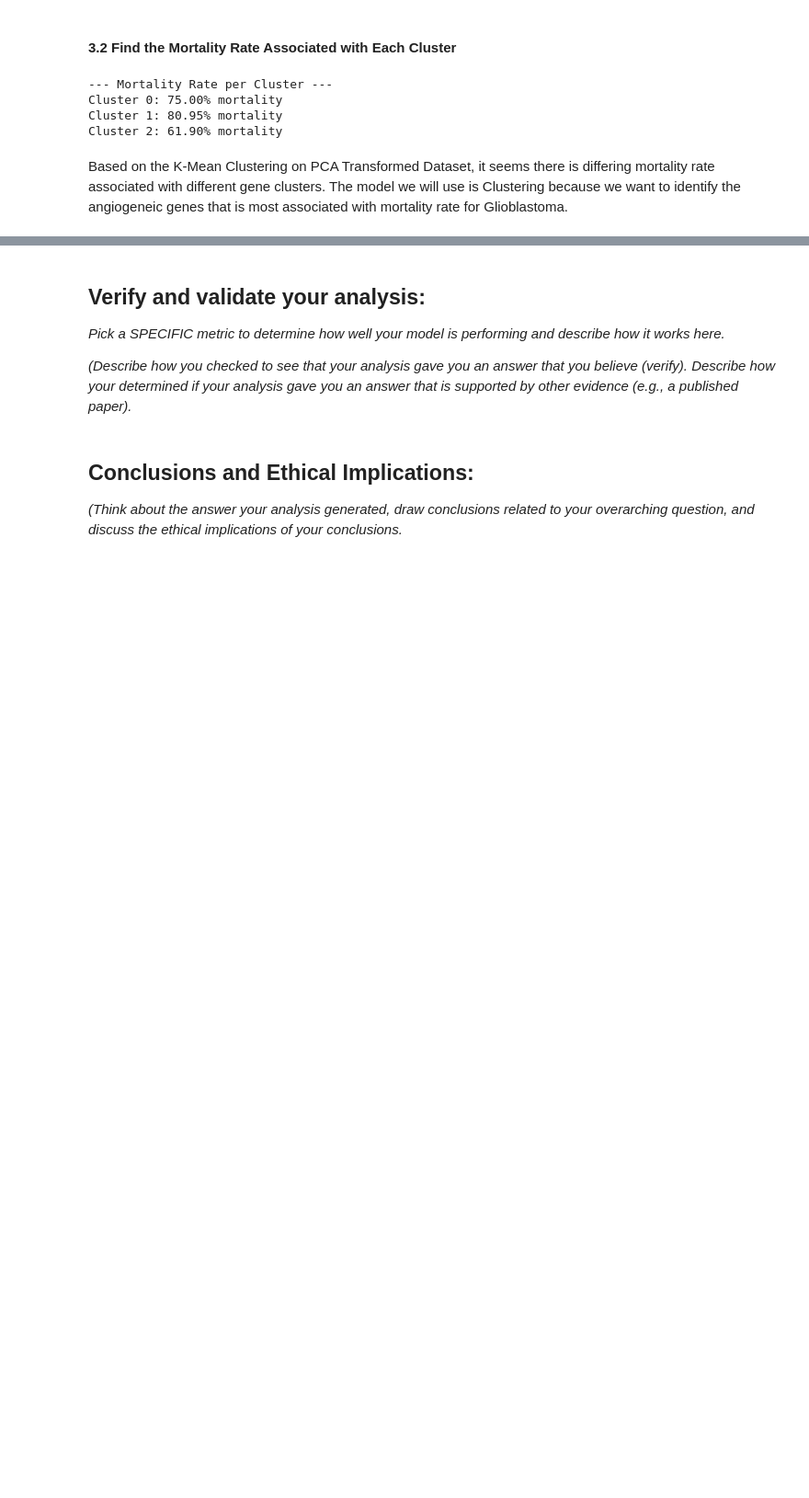
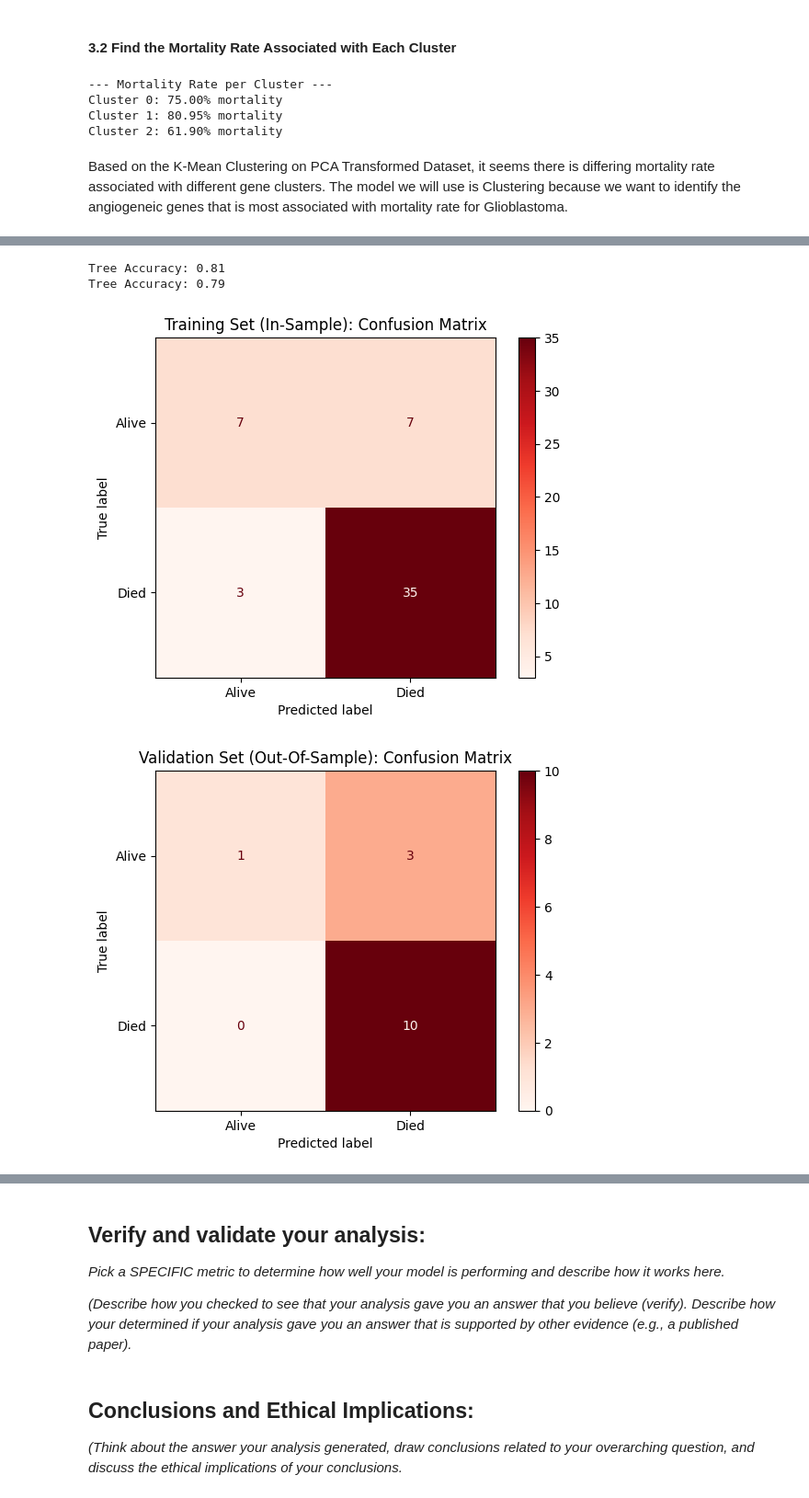
Before and after one commit to ktt920/Module-4-Cancer, a Jupyter notebook: code/Module 4 Template.ipynb, the cells around one changed output, grey strips where cells are left out. Shown at 92% size. Saved outputs shown, nothing was run; the diff lists cells and outputs as text; code cells hidden in the pictures; blank space fills up the shorter version.

```diff
--- a/code/Module 4 Template.ipynb
+++ b/code/Module 4 Template.ipynb
@@ -344,0 +369,36 @@ Tree Accuracy: 0.83
+# %%
+# Testing Accuracy for Both Training (80%) and Validation (20%) Data Set
+print(f"Tree Accuracy: {tree_model.score(X_train, y_train):.2f}")
+print(f"Tree Accuracy: {tree_model.score(X_val, y_val):.2f}")
+
+
+# Get predictions for the traing set
+y_pred = tree_model.predict(X_train)
+
+# Create the confusion matrix
+cm = confusion_matrix(y_train, y_pred)
+disp = ConfusionMatrixDisplay(confusion_matrix=cm, display_labels=['Alive', 'Died'])
+
+# Plot
+disp.plot(cmap='Reds')
+plt.title("Training Set (In-Sample): Confusion Matrix")
+plt.show()
+
+
+
+# Get predictions for the validation set
+y_pred = tree_model.predict(X_val)
+
+# Create the confusion matrix
+cm = confusion_matrix(y_val, y_pred)
+disp = ConfusionMatrixDisplay(confusion_matrix=cm, display_labels=['Alive', 'Died'])
+
+# Plot
+disp.plot(cmap='Reds')
+plt.title("Validation Set (Out-Of-Sample): Confusion Matrix")
+plt.show()
+# %% [output]
+Tree Accuracy: 0.81
+Tree Accuracy: 0.79
+[figure, added]
+[figure, added]
```
Also changed, not shown: parts of 7 cells of this notebook.
